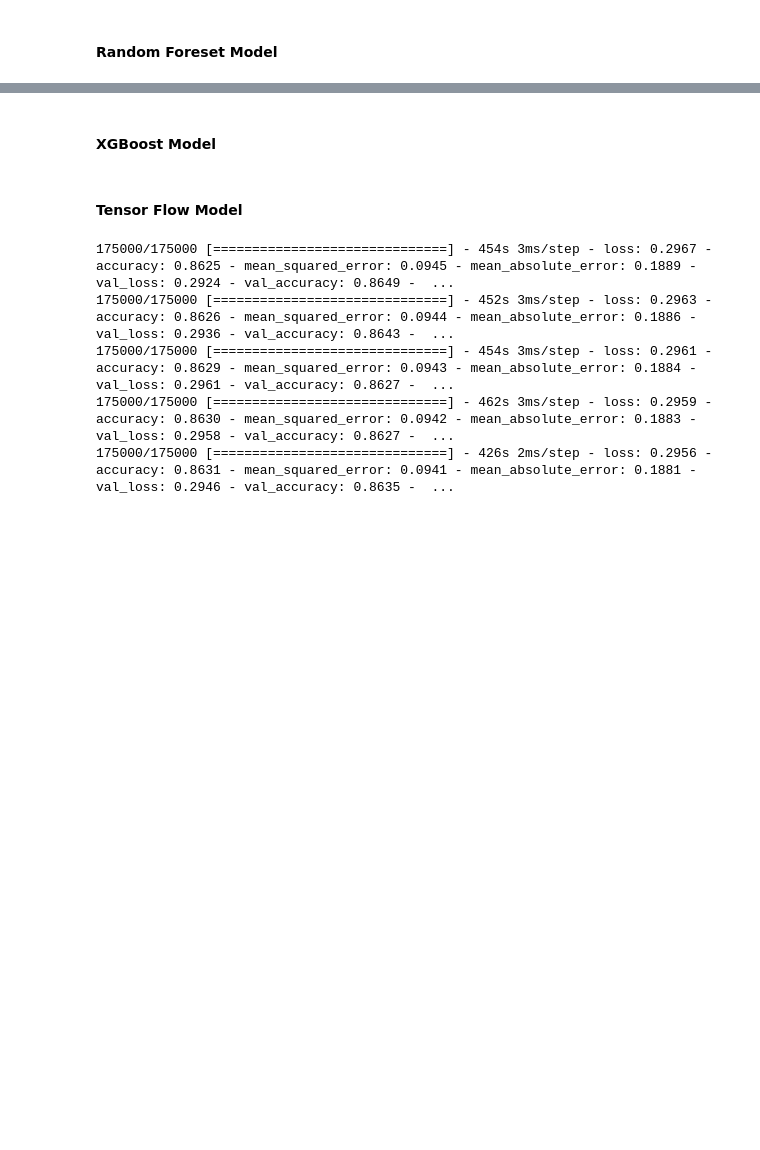
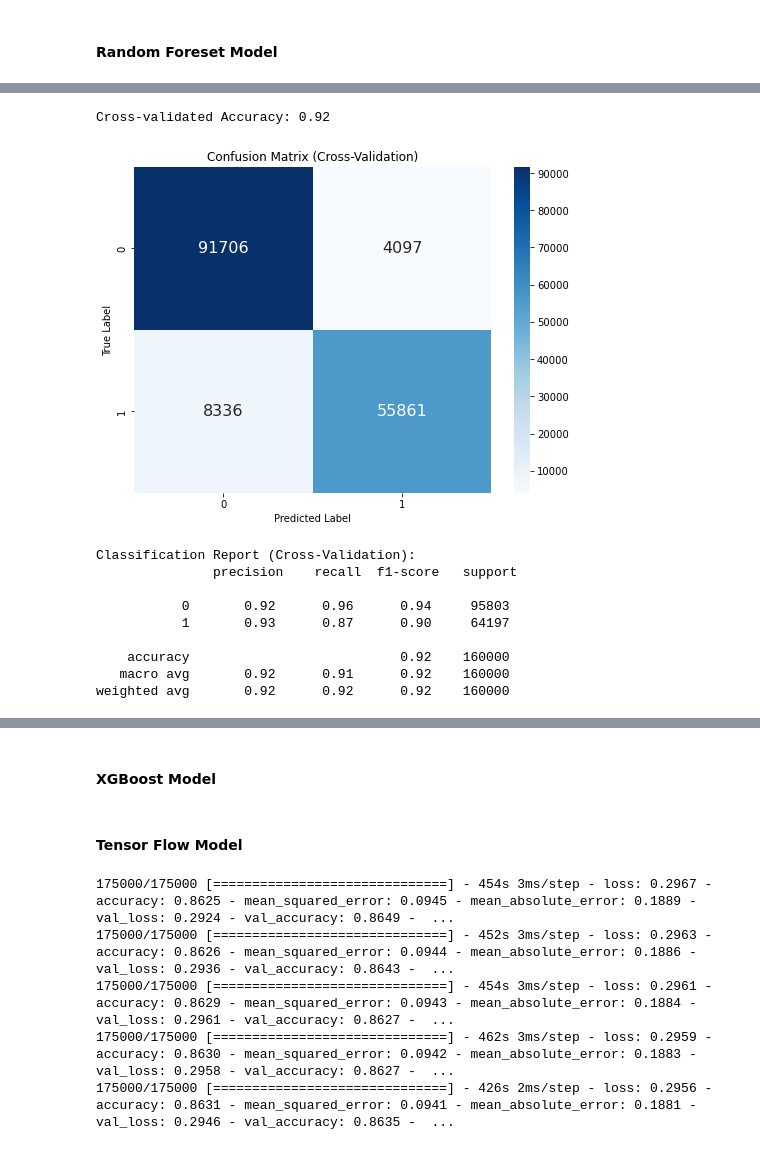
Before and after one commit to ReuvenDerner/MSDS_QuantifyingTheWorld, a Jupyter notebook: Case Study Seven.ipynb, the cells around one changed output, grey strips where cells are left out. Saved outputs shown, nothing was run; the diff lists cells and outputs as text; code cells hidden in the pictures; blank space fills up the shorter version.

```diff
--- a/Case Study Seven.ipynb
+++ b/Case Study Seven.ipynb
@@ -425,0 +362,14 @@ X_scaled_tf = preprocessor.fit_transform(X_encoded)
+# %%
+from sklearn.impute import SimpleImputer
+
+# Identify columns with missing values
+columns_with_missing = X.columns[X.isnull().any()]
+
+# Create a SimpleImputer with the "most_frequent" strategy
+imputer = SimpleImputer(strategy='most_frequent')
+
+# Fit and transform the imputer on the entire DataFrame
+X[columns_with_missing] = imputer.fit_transform(X[columns_with_missing])
+
+# Check for missing values after imputation
+print(X.isnull().sum())
@@ -641,0 +550,32 @@ It's important to note that while AUC-ROC is a useful metric, it might not be th
+# %%
+# Calculate and print cross-validated accuracy
+accuracy_cv = cross_val_score(rf_classifier, X, y, cv=cv, scoring='accuracy')
+print("Cross-validated Accuracy: {:.2f}".format(accuracy_cv.mean()))
+# %% [output]
+Cross-validated Accuracy: 0.92
+# %%
+# Obtain cross-validated predictions
+y_pred_cv = cross_val_predict(rf_classifier, X, y, cv=cv, method='predict')
+
+# Confusion Matrix Heatmap
+plt.figure(figsize=(8, 6))
+cm = confusion_matrix(y, y_pred_cv)
+sns.heatmap(cm, annot=True, fmt='d', cmap='Blues', annot_kws={"size": 16})
+plt.title('Confusion Matrix (Cross-Validation)')
+plt.xlabel('Predicted Label')
+plt.ylabel('True Label')
+plt.show()
+
+# Classification Report
+print("Classification Report (Cross-Validation):\n", classification_report(y, y_pred_cv))
+# %% [output]
+[figure, added]
+Classification Report (Cross-Validation):
+               precision    recall  f1-score   support
+
+           0       0.92      0.96      0.94     95803
+           1       0.93      0.87      0.90     64197
+
+    accuracy                           0.92    160000
+   macro avg       0.92      0.91      0.92    160000
+weighted avg       0.92      0.92      0.92    160000
```
Also changed, not shown: parts of 55 cells of this notebook.
